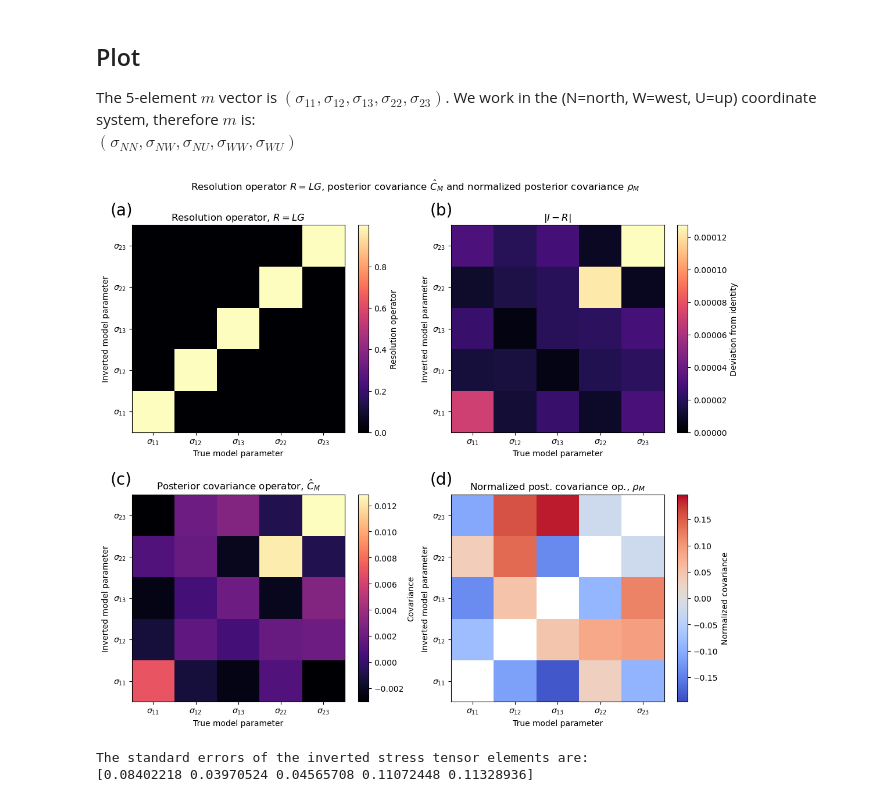
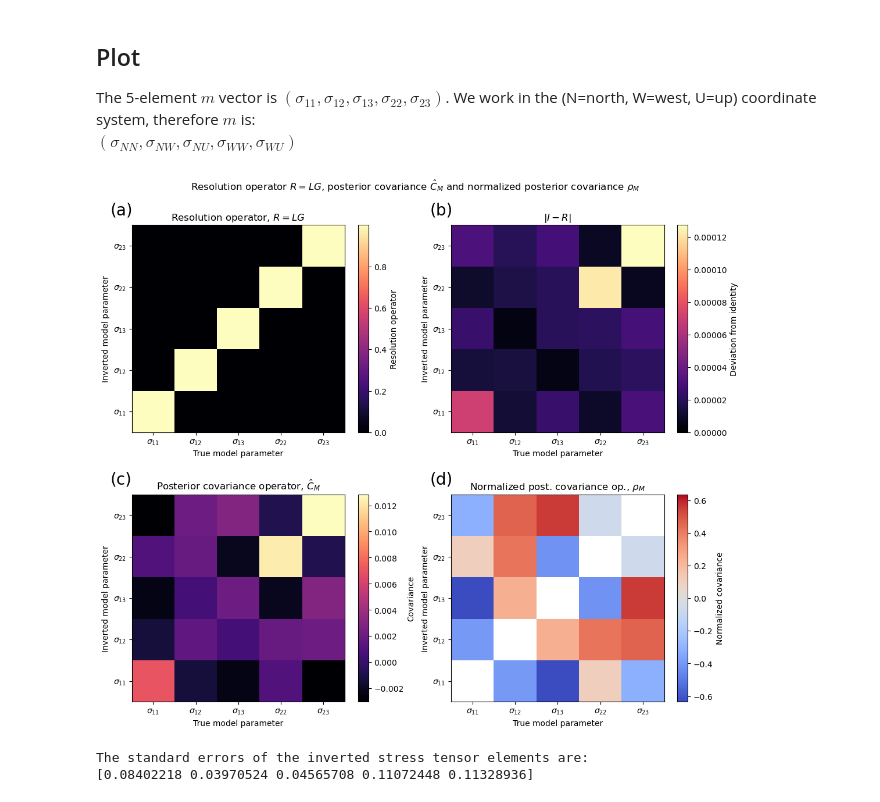
Before and after one commit to ebeauce/StressInversionResolution, a Jupyter notebook: notebooks/resolution_operator.ipynb, the cells around one changed output. Saved outputs shown, nothing was run; the diff lists cells and outputs as text; code cells hidden in the pictures.

Commit message:
Extra sqrt slipped in the computation of the normalized covgit add data/resolution_covariance.png notebooks/resolution_operator.ipynb

```diff
--- a/notebooks/resolution_operator.ipynb
+++ b/notebooks/resolution_operator.ipynb
@@ -207,7 +207,7 @@ The shape of G is: (105, 5), that is, (3 x num_planes, 5=num_stress_tensor_eleme
 Now, we can use Equation (11) (which is equivalent to Equation (12) is you use the default values for C_D_inv and C_M_inv).
 # %%
 C_M_post = np.linalg.inv((G.T) @ C_D_inv @ G + C_M_inv)
-C_M_post_normalized = ( C_M_post / np.sqrt(np.sqrt(np.diag(C_M_post))[:, None]) ) / (np.sqrt(np.diag(C_M_post))[None, :])
+C_M_post_normalized = ( C_M_post / np.sqrt(np.diag(C_M_post))[:, None]) / (np.sqrt(np.diag(C_M_post))[None, :])
 L = np.linalg.inv((G.T) @ C_D_inv @ G + C_M_inv) @ ((G.T) @ C_D_inv)
 
 print(f"The shape of C_M_post is: {C_M_post.shape}")
@@ -254,9 +254,9 @@ def plot_resolution_covariance_corrcoef(
     pc2 = axes[1, 0].pcolormesh(C_m_post, cmap=cmap, rasterized=True)
     plt.colorbar(pc2, label="Covariance")
 
-    #vmax = 1.
-    vmin = min(C_m_post_normalized.min(), C_m_post_normalized.min())-0.01
+    vmin = min(C_m_post_normalized[C_m_post_normalized < 0.999].min(), -C_m_post_normalized[C_m_post_normalized < 0.999].max())+0.01
     vmax = -vmin
+    # vmin, vmax = -1., +1.
     cm = plt.cm.get_cmap("coolwarm")
     cm.set_over("w")
 
@@ -292,9 +292,10 @@ def plot_resolution_covariance_corrcoef(
 # %%
 fig = plot_resolution_covariance_corrcoef(
     R, C_M_post, C_M_post_normalized, cmap="magma"
 )
+fig.set_facecolor("white")
 # %% [output]
-[figure, old version]
+[figure, new version]
 # %%
 print("The standard errors of the inverted stress tensor elements are:")
 print(np.sqrt(np.diag(C_M_post)))
```
Also changed, not shown: 1 other file.
